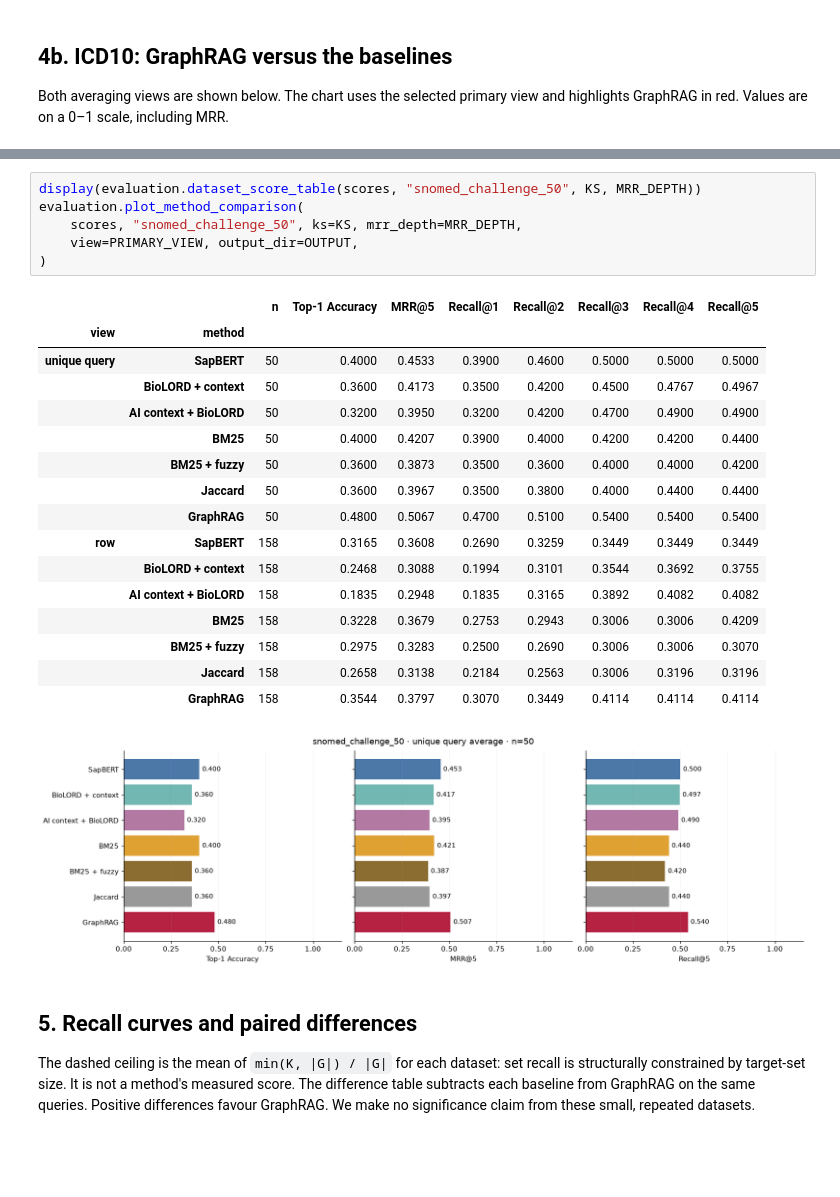
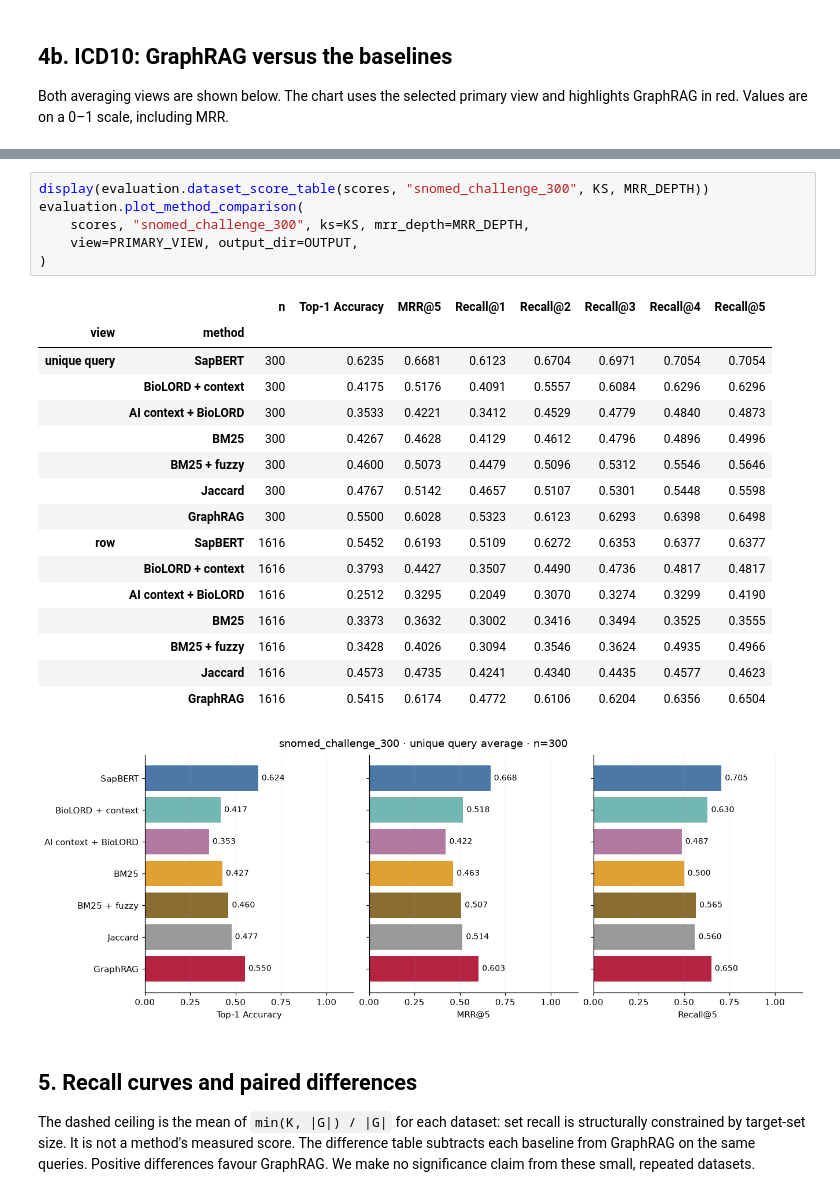
Before and after one commit to mediversekth/concept-normalisation, a Jupyter notebook: graphrag_baseline_evaluation.ipynb, the cells around one changed output, grey strips where cells are left out. Drawn from its saved outputs; the diff is of its cells as text; blank space fills up the shorter version.

```diff
--- a/graphrag_baseline_evaluation.ipynb
+++ b/graphrag_baseline_evaluation.ipynb
@@ -194,27 +194,27 @@ evaluation.plot_method_comparison(
-# %%
-display(evaluation.dataset_score_table(scores, "snomed_challenge_50", KS, MRR_DEPTH))
-evaluation.plot_method_comparison(
-    scores, "snomed_challenge_50", ks=KS, mrr_depth=MRR_DEPTH,
-    view=PRIMARY_VIEW, output_dir=OUTPUT,
-)
-# %% [output]
-|  |  | n | Top-1 Accuracy | MRR@5 | Recall@1 | Recall@2 | Recall@3 | Recall@4 | Recall@5 |
-| view | method |  |  |  |  |  |  |  |  |
-| unique query | SapBERT | 50 | 0.4000 | 0.4533 | 0.3900 | 0.4600 | 0.5000 | 0.5000 | 0.5000 |
-|  | BioLORD + context | 50 | 0.3600 | 0.4173 | 0.3500 | 0.4200 | 0.4500 | 0.4767 | 0.4967 |
-|  | AI context + BioLORD | 50 | 0.3200 | 0.3950 | 0.3200 | 0.4200 | 0.4700 | 0.4900 | 0.4900 |
-|  | BM25 | 50 | 0.4000 | 0.4207 | 0.3900 | 0.4000 | 0.4200 | 0.4200 | 0.4400 |
-|  | BM25 + fuzzy | 50 | 0.3600 | 0.3873 | 0.3500 | 0.3600 | 0.4000 | 0.4000 | 0.4200 |
-|  | Jaccard | 50 | 0.3600 | 0.3967 | 0.3500 | 0.3800 | 0.4000 | 0.4400 | 0.4400 |
-|  | GraphRAG | 50 | 0.4800 | 0.5067 | 0.4700 | 0.5100 | 0.5400 | 0.5400 | 0.5400 |
-| row | SapBERT | 158 | 0.3165 | 0.3608 | 0.2690 | 0.3259 | 0.3449 | 0.3449 | 0.3449 |
-|  | BioLORD + context | 158 | 0.2468 | 0.3088 | 0.1994 | 0.3101 | 0.3544 | 0.3692 | 0.3755 |
-|  | AI context + BioLORD | 158 | 0.1835 | 0.2948 | 0.1835 | 0.3165 | 0.3892 | 0.4082 | 0.4082 |
-|  | BM25 | 158 | 0.3228 | 0.3679 | 0.2753 | 0.2943 | 0.3006 | 0.3006 | 0.4209 |
-|  | BM25 + fuzzy | 158 | 0.2975 | 0.3283 | 0.2500 | 0.2690 | 0.3006 | 0.3006 | 0.3070 |
-|  | Jaccard | 158 | 0.2658 | 0.3138 | 0.2184 | 0.2563 | 0.3006 | 0.3196 | 0.3196 |
-|  | GraphRAG | 158 | 0.3544 | 0.3797 | 0.3070 | 0.3449 | 0.4114 | 0.4114 | 0.4114 |
-[figure, removed]
+# %%
+display(evaluation.dataset_score_table(scores, "snomed_challenge_300", KS, MRR_DEPTH))
+evaluation.plot_method_comparison(
+    scores, "snomed_challenge_300", ks=KS, mrr_depth=MRR_DEPTH,
+    view=PRIMARY_VIEW, output_dir=OUTPUT,
+)
+# %% [output]
+|  |  | n | Top-1 Accuracy | MRR@5 | Recall@1 | Recall@2 | Recall@3 | Recall@4 | Recall@5 |
+| view | method |  |  |  |  |  |  |  |  |
+| unique query | SapBERT | 300 | 0.6235 | 0.6681 | 0.6123 | 0.6704 | 0.6971 | 0.7054 | 0.7054 |
+|  | BioLORD + context | 300 | 0.4175 | 0.5176 | 0.4091 | 0.5557 | 0.6084 | 0.6296 | 0.6296 |
+|  | AI context + BioLORD | 300 | 0.3533 | 0.4221 | 0.3412 | 0.4529 | 0.4779 | 0.4840 | 0.4873 |
+|  | BM25 | 300 | 0.4267 | 0.4628 | 0.4129 | 0.4612 | 0.4796 | 0.4896 | 0.4996 |
+|  | BM25 + fuzzy | 300 | 0.4600 | 0.5073 | 0.4479 | 0.5096 | 0.5312 | 0.5546 | 0.5646 |
+|  | Jaccard | 300 | 0.4767 | 0.5142 | 0.4657 | 0.5107 | 0.5301 | 0.5448 | 0.5598 |
+|  | GraphRAG | 300 | 0.5500 | 0.6028 | 0.5323 | 0.6123 | 0.6293 | 0.6398 | 0.6498 |
+| row | SapBERT | 1616 | 0.5452 | 0.6193 | 0.5109 | 0.6272 | 0.6353 | 0.6377 | 0.6377 |
+|  | BioLORD + context | 1616 | 0.3793 | 0.4427 | 0.3507 | 0.4490 | 0.4736 | 0.4817 | 0.4817 |
+|  | AI context + BioLORD | 1616 | 0.2512 | 0.3295 | 0.2049 | 0.3070 | 0.3274 | 0.3299 | 0.4190 |
+|  | BM25 | 1616 | 0.3373 | 0.3632 | 0.3002 | 0.3416 | 0.3494 | 0.3525 | 0.3555 |
+|  | BM25 + fuzzy | 1616 | 0.3428 | 0.4026 | 0.3094 | 0.3546 | 0.3624 | 0.4935 | 0.4966 |
+|  | Jaccard | 1616 | 0.4573 | 0.4735 | 0.4241 | 0.4340 | 0.4435 | 0.4577 | 0.4623 |
+|  | GraphRAG | 1616 | 0.5415 | 0.6174 | 0.4772 | 0.6106 | 0.6204 | 0.6356 | 0.6504 |
+[figure, added]
 # %% [markdown]
 ## 5. Recall curves and paired differences
 
```
Also changed, not shown: parts of 10 cells of this notebook, 5 other files.
